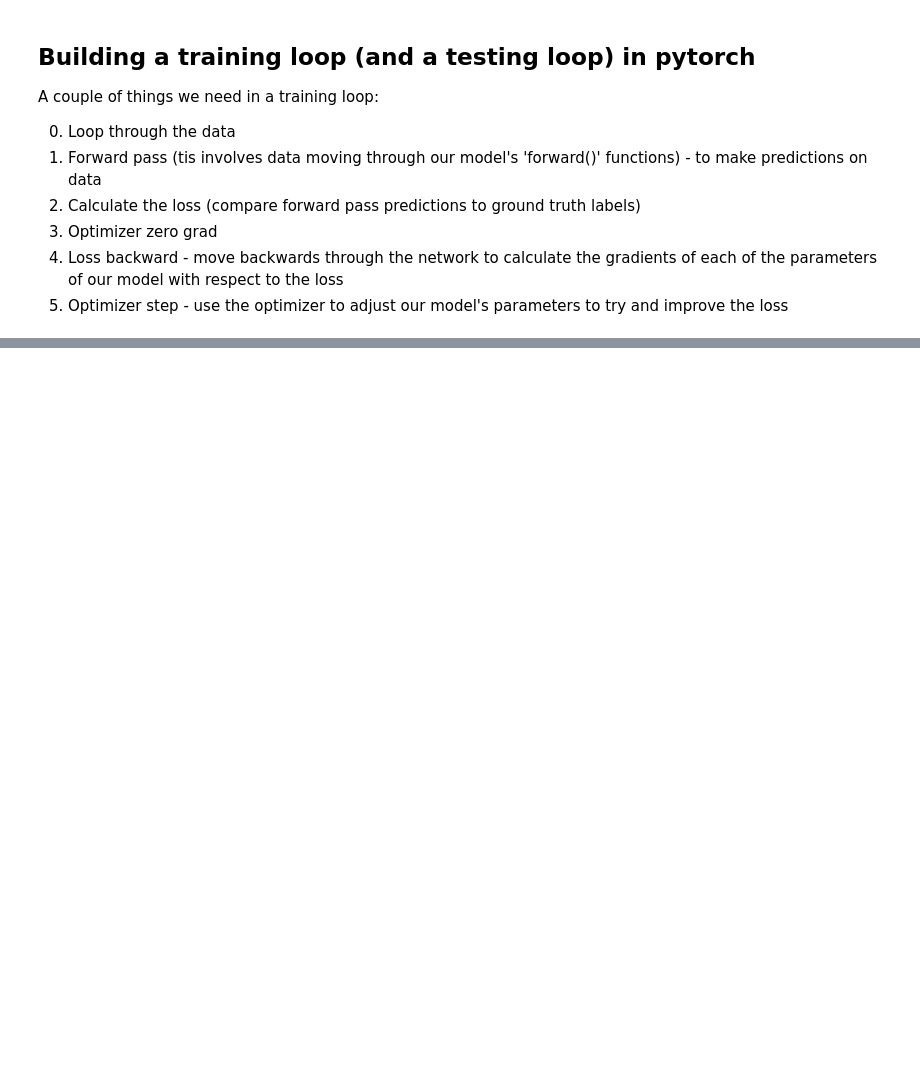
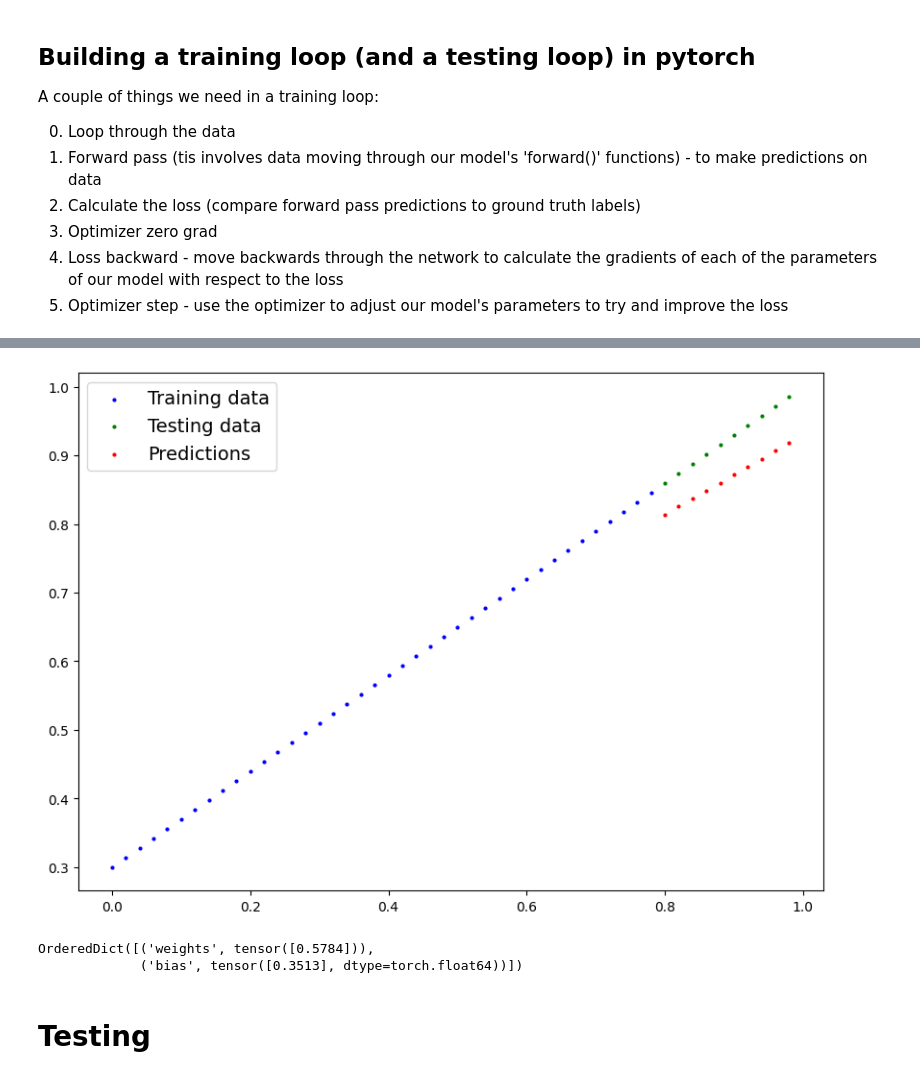
Before and after one commit to tudaykrishna/PyTorch, a Jupyter notebook: 01_Pytorch.ipynb, the cells around one changed output, grey strips where cells are left out. Cells and saved outputs as stored; diff of their text form; code cells hidden in the pictures; blank space fills up the shorter version.

Commit message:
Testing the Model

```diff
--- a/01_Pytorch.ipynb
+++ b/01_Pytorch.ipynb
@@ -290,8 +298,9 @@ A couple of things we need in a training loop:
 4. Loss backward - move backwards through the network to calculate the gradients of each of the parameters of our model with respect to the loss
 5. Optimizer step - use the optimizer to adjust our model's parameters to try and improve the loss
 # %%
+torch.manual_seed(42)
 # An epoch is one loop the data (tis is a hyperameters because we are setting it ourself)
-epochs = 1
+epochs = 100
 
 
 ##Training
@@ -336,0 +332,3 @@ for epoch in range(epochs):
+# %%
+with torch.inference_mode():
+    y_preds_new = model_0(X_test)
@@ -336,0 +339,11 @@ for epoch in range(epochs):
+# %%
+plot_predictions(predictions=y_preds_new)
+# %% [output]
+[figure, added]
+# %%
+model_0.state_dict()
+# %% [output]
+OrderedDict([('weights', tensor([0.5784])),
+             ('bias', tensor([0.3513], dtype=torch.float64))])
+# %% [markdown]
+# Testing
```
Also changed, not shown: parts of 7 cells of this notebook.
